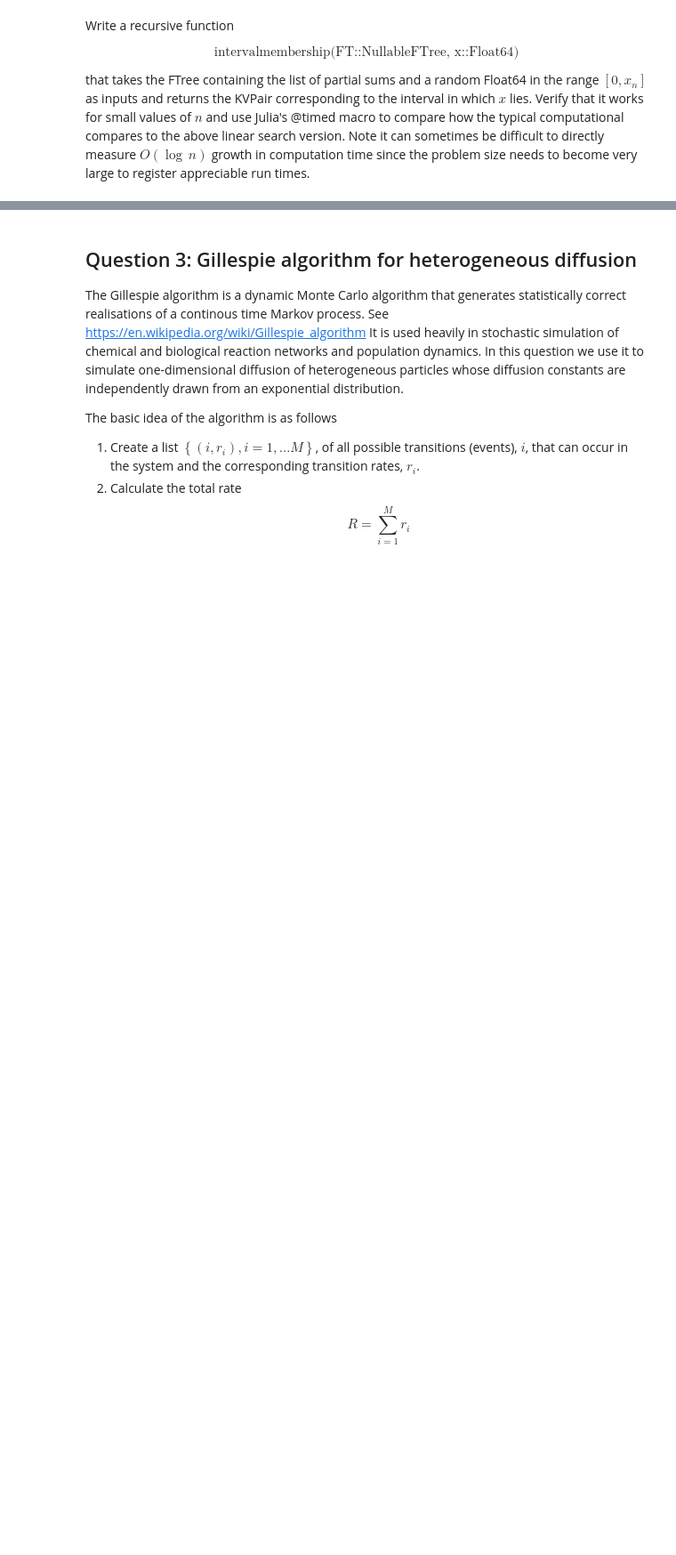
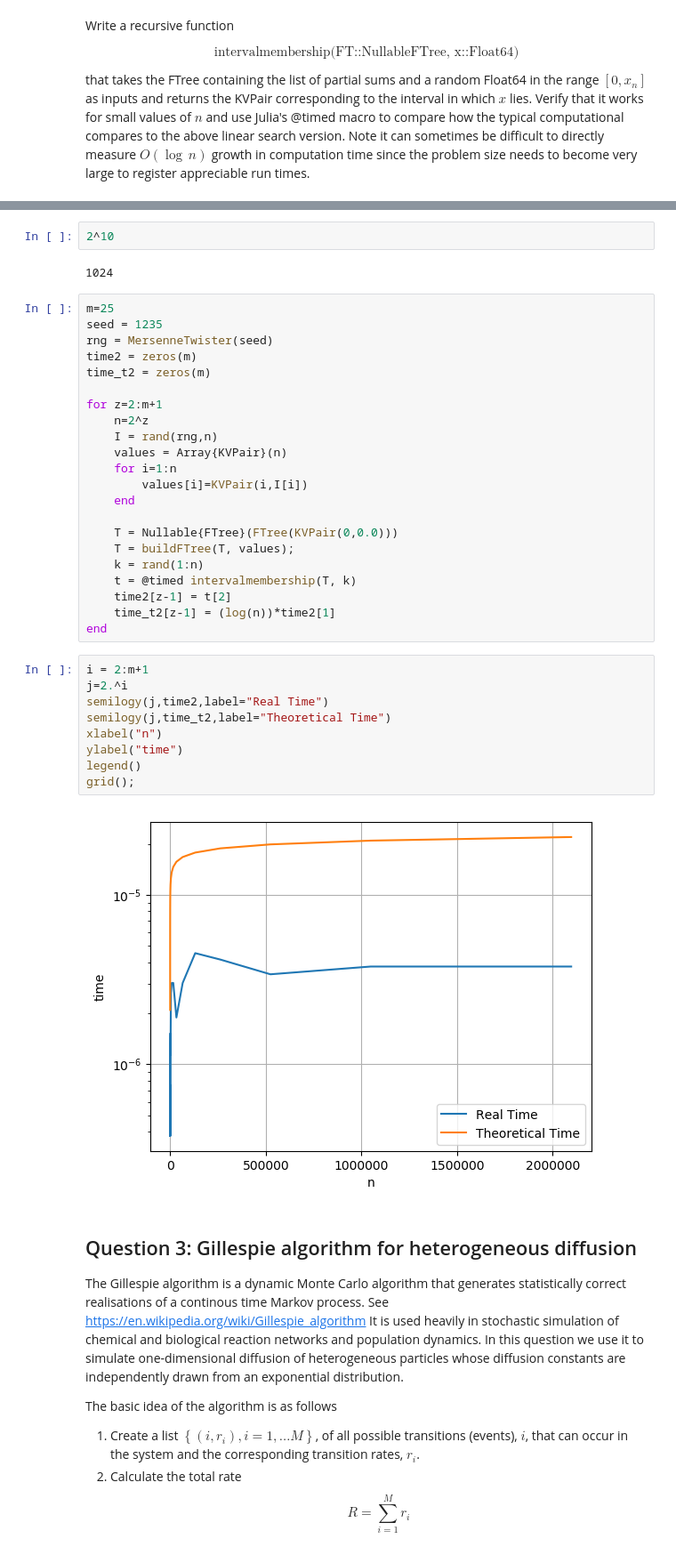
Before and after one commit to alchemist5617/Numerical-Methods, a Jupyter notebook: workbook2.ipynb, the cells around one changed output, grey strips where cells are left out. Shown: that part at 89% size. Saved outputs shown, nothing was run; the diff lists cells and outputs as text; blank space fills up the shorter version.

```diff
--- a/workbook2.ipynb
+++ b/workbook2.ipynb
@@ -172,3 +257,40 @@ inputs and returns the KVPair corresponding to the interval in which $x$ lies. V
+# %%
+2^10
+# %% [output]
+1024
+# %%
+m=25
+seed = 1235
+rng = MersenneTwister(seed)
+time2 = zeros(m)
+time_t2 = zeros(m)
+
+for z=2:m+1
+    n=2^z
+    I = rand(rng,n)
+    values = Array{KVPair}(n)
+    for i=1:n
+        values[i]=KVPair(i,I[i])
+    end
+
+    T = Nullable{FTree}(FTree(KVPair(0,0.0)))
+    T = buildFTree(T, values);
+    k = rand(1:n)
+    t = @timed intervalmembership(T, k)
+    time2[z-1] = t[2]
+    time_t2[z-1] = (log(n))*time2[1]
+end
+# %%
+i = 2:m+1
+j=2.^i
+semilogy(j,time2,label="Real Time")
+semilogy(j,time_t2,label="Theoretical Time")
+xlabel("n")
+ylabel("time")
+legend()
+grid();
+# %% [output]
+[figure, added]
 # %% [markdown]
 ## Question 3: Gillespie algorithm for heterogeneous diffusion
 
```
Also changed, not shown: parts of 22 cells of this notebook, 2 other files.
